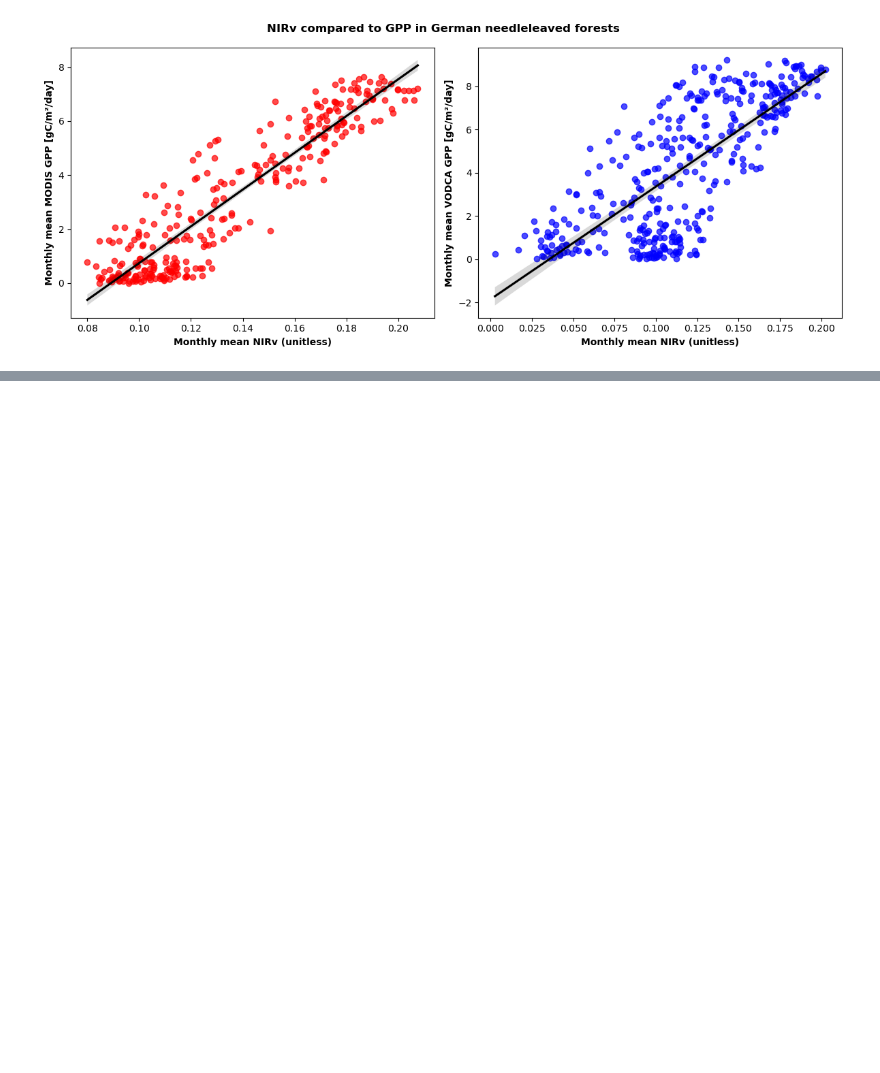
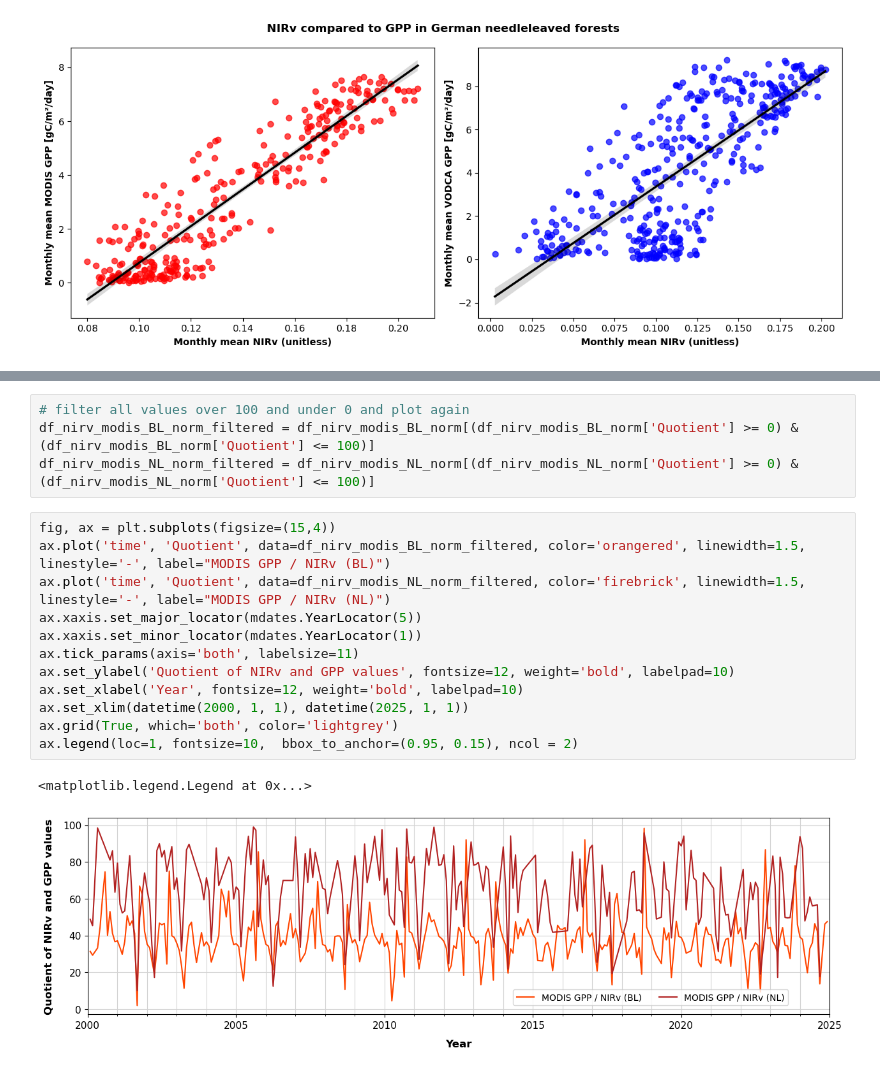
Before and after one commit to irishaake/Thesis_Msc, a Jupyter notebook: 31_Calculate_GPP.ipynb, the cells around one changed output, grey strips where cells are left out. Drawn from its saved outputs; the diff is of its cells as text; blank space fills up the shorter version.

```diff
--- a/31_Calculate_GPP.ipynb
+++ b/31_Calculate_GPP.ipynb
@@ -327,0 +390,19 @@ Intercept: -1.8509893105757467
+# %%
+# filter all values over 100 and under 0 and plot again
+df_nirv_modis_BL_norm_filtered = df_nirv_modis_BL_norm[(df_nirv_modis_BL_norm['Quotient'] >= 0) & (df_nirv_modis_BL_norm['Quotient'] <= 100)]
+df_nirv_modis_NL_norm_filtered = df_nirv_modis_NL_norm[(df_nirv_modis_NL_norm['Quotient'] >= 0) & (df_nirv_modis_NL_norm['Quotient'] <= 100)]
+# %%
+fig, ax = plt.subplots(figsize=(15,4))
+ax.plot('time', 'Quotient', data=df_nirv_modis_BL_norm_filtered, color='orangered', linewidth=1.5, linestyle='-', label="MODIS GPP / NIRv (BL)")
+ax.plot('time', 'Quotient', data=df_nirv_modis_NL_norm_filtered, color='firebrick', linewidth=1.5, linestyle='-', label="MODIS GPP / NIRv (NL)")
+ax.xaxis.set_major_locator(mdates.YearLocator(5))
+ax.xaxis.set_minor_locator(mdates.YearLocator(1))
+ax.tick_params(axis='both', labelsize=11)
+ax.set_ylabel('Quotient of NIRv and GPP values', fontsize=12, weight='bold', labelpad=10)
+ax.set_xlabel('Year', fontsize=12, weight='bold', labelpad=10)
+ax.set_xlim(datetime(2000, 1, 1), datetime(2025, 1, 1))
+ax.grid(True, which='both', color='lightgrey')
+ax.legend(loc=1, fontsize=10,  bbox_to_anchor=(0.95, 0.15), ncol = 2)
+# %% [output]
+<matplotlib.legend.Legend at 0x...>
+[figure, added]
```
Also changed, not shown: parts of 29 cells of this notebook.
